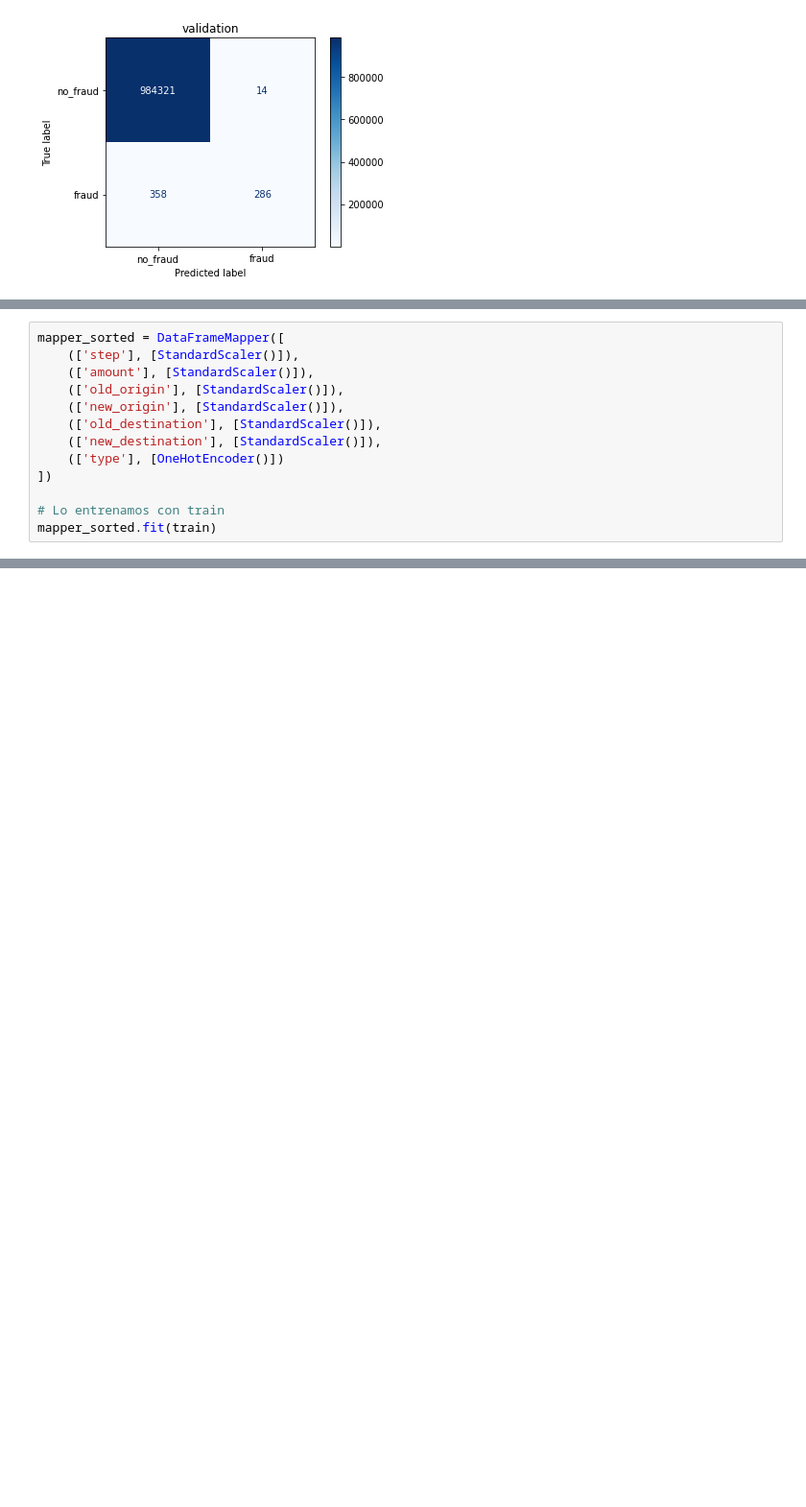
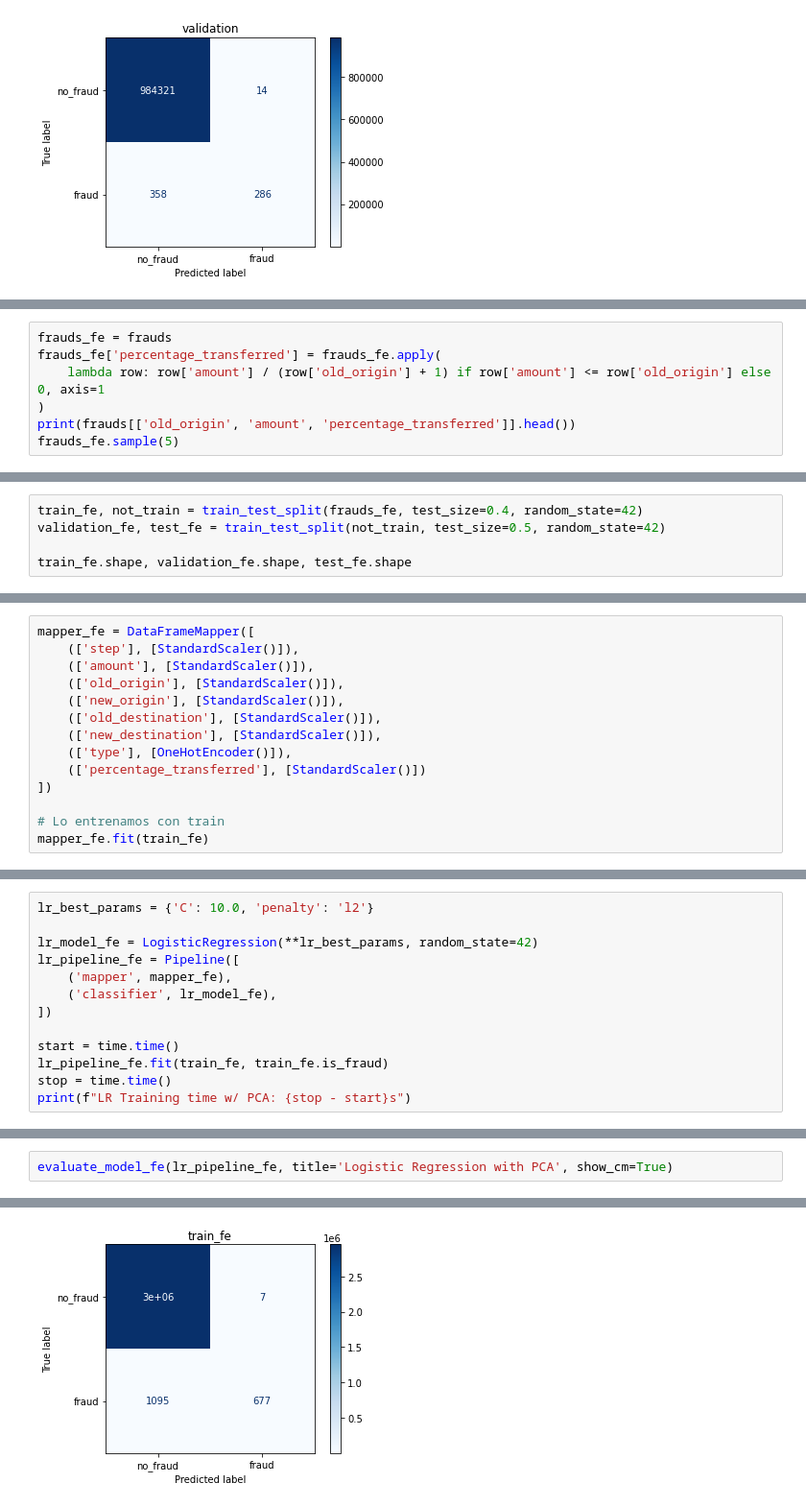
Before and after one commit to UlisesCravero/tp_ml_grupo_9, a Jupyter notebook: tp1_ML.ipynb, the cells around one changed output, grey strips where cells are left out. Shown at 96% size. Drawn from its saved outputs; the diff is of its cells as text; blank space fills up the shorter version.

```diff
--- a/tp1_ML.ipynb
+++ b/tp1_ML.ipynb
@@ -802,0 +756,7 @@ print(cant_fraud_test)
+# %%
+frauds_fe = frauds
+frauds_fe['percentage_transferred'] = frauds_fe.apply(
+    lambda row: row['amount'] / (row['old_origin'] + 1) if row['amount'] <= row['old_origin'] else 0, axis=1
+)
+print(frauds[['old_origin', 'amount', 'percentage_transferred']].head())
+frauds_fe.sample(5)
@@ -802,0 +776,5 @@ print(cant_fraud_test)
+# %%
+train_fe, not_train = train_test_split(frauds_fe, test_size=0.4, random_state=42)
+validation_fe, test_fe = train_test_split(not_train, test_size=0.5, random_state=42)
+
+train_fe.shape, validation_fe.shape, test_fe.shape
@@ -803,16 +783,17 @@ print(cant_fraud_test)
 # %%
-mapper_sorted = DataFrameMapper([
+mapper_fe = DataFrameMapper([
     (['step'], [StandardScaler()]),
     (['amount'], [StandardScaler()]),
     (['old_origin'], [StandardScaler()]),
     (['new_origin'], [StandardScaler()]),
     (['old_destination'], [StandardScaler()]),
     (['new_destination'], [StandardScaler()]),
-    (['type'], [OneHotEncoder()])
+    (['type'], [OneHotEncoder()]),
+    (['percentage_transferred'], [StandardScaler()])
 ])
 
 # Lo entrenamos con train
-mapper_sorted.fit(train)
+mapper_fe.fit(train_fe)
 # %% [output]
 DataFrameMapper(drop_cols=[],
                 features=[(['step'], [StandardScaler()]),
@@ -869,0 +840,13 @@ evaluate_model(model_gradient_boosted, title='Gradient Boosting')
+# %%
+lr_best_params = {'C': 10.0, 'penalty': 'l2'}
+
+lr_model_fe = LogisticRegression(**lr_best_params, random_state=42)
+lr_pipeline_fe = Pipeline([
+    ('mapper', mapper_fe),
+    ('classifier', lr_model_fe),
+])
+
+start = time.time()
+lr_pipeline_fe.fit(train_fe, train_fe.is_fraud)
+stop = time.time()
+print(f"LR Training time w/ PCA: {stop - start}s")
@@ -869,0 +855,3 @@ evaluate_model(model_gradient_boosted, title='Gradient Boosting')
+# %%
+evaluate_model_fe(lr_pipeline_fe, title='Logistic Regression with PCA', show_cm=True)
+# %% [output]
@@ -869,0 +862 @@ evaluate_model(model_gradient_boosted, title='Gradient Boosting')
+[figure, added]
```
Also changed, not shown: parts of 75 cells of this notebook.
